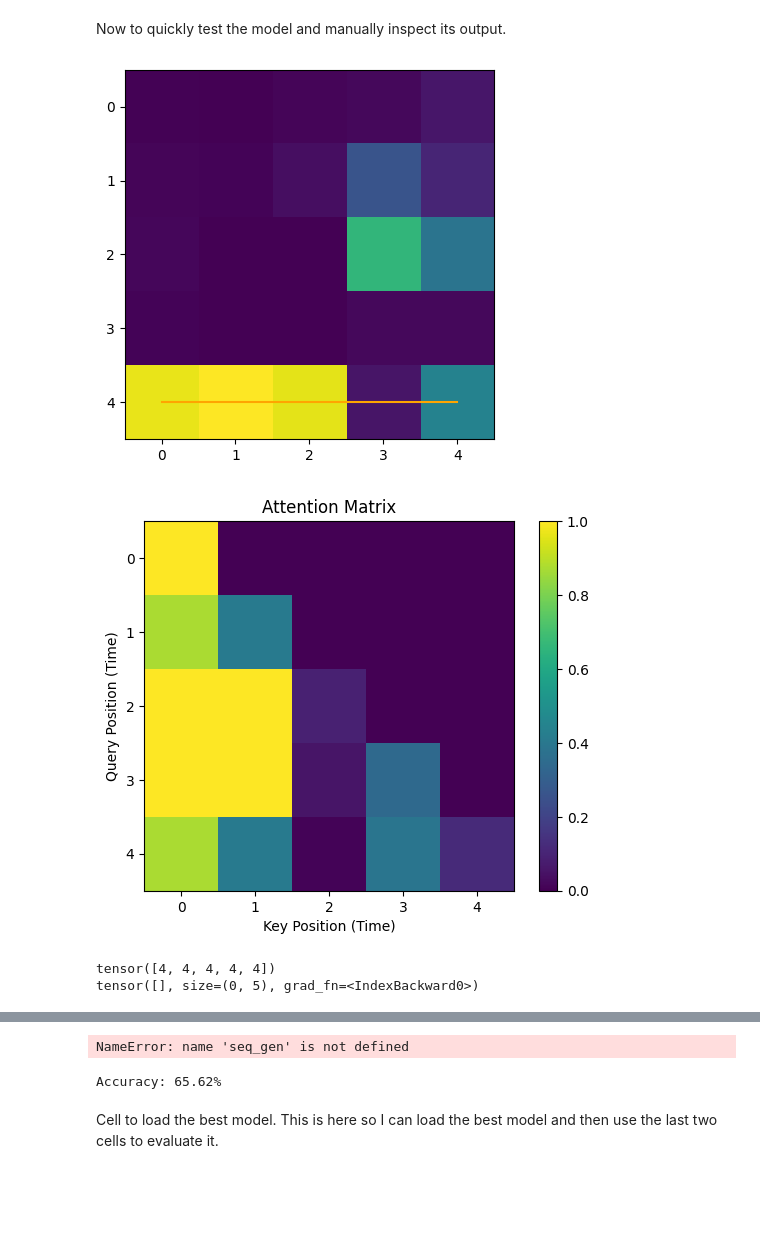
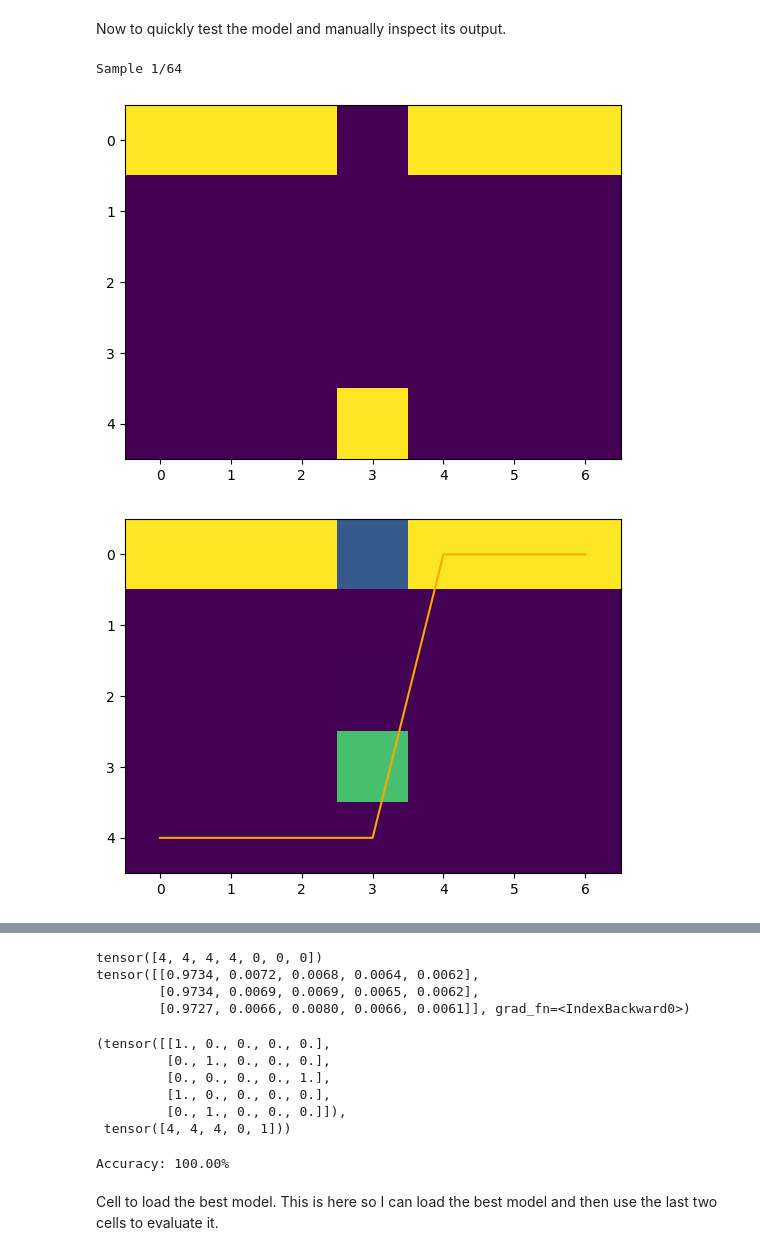
Before and after one commit to IanPTan/MoPeA, a Jupyter notebook: src/rote_test.ipynb, the cells around one changed output, grey strips where cells are left out. Saved outputs shown, nothing was run; the diff lists cells and outputs as text; code cells hidden in the pictures; blank space fills up the shorter version.

```diff
--- a/src/rote_test.ipynb
+++ b/src/rote_test.ipynb
@@ -108,26 +77,26 @@ tensor([[4, 4, 4, 4, 4, 3, 3, 3, 3]])
 Make a training dataloader. Don't bother splitting dataset because if the model has nonfunctioning memory then it can't even overfit to begin with. Four directions and wait time in range(9). Also make the model, just 1 block, and make the criterion and optimizer.
 # %%
 DIRECTIONS = 4
-SEQ_LEN = 2
+SEQ_LEN = 3
 
 
 
 #dataset = ODRDataset(DIRECTIONS, 10, 20)
 dataset = RoteDataset(DIRECTIONS, SEQ_LEN)
 dataloader = DataLoader(dataset, batch_size=1, shuffle=True)
-model = mm.MoPeAModel(DIRECTIONS + 1, DIRECTIONS * 4, DIRECTIONS + 1, DIRECTIONS, depth=1)
+model = mm.MoPeAModel(DIRECTIONS + 1, DIRECTIONS * SEQ_LEN * 2, DIRECTIONS + 1, DIRECTIONS, depth=1)
 
 raw_criterion = nn.CrossEntropyLoss(reduction="none")
 def criterion(outputs, labels):
     blank_label = labels.max()
-    #mask = (labels != blank_label) + 1e-3
+    mask = (labels != blank_label) + 1e-3
 
     outputs = outputs.view(-1, outputs.shape[-1])
     labels = labels.view(-1)
-    #mask = mask.view(-1)
+    mask = mask.view(-1)
     raw_loss = raw_criterion(outputs, labels)
-    #loss = pt.sum(raw_loss * mask) / pt.sum(mask)
-    loss = raw_loss.mean()
+    loss = pt.sum(raw_loss * mask) / pt.sum(mask)
+    #loss = raw_loss.mean()
 
     return loss
 
@@ -209,8 +178,11 @@ Now to quickly test the model and manually inspect its output.
 # %%
 EXAMPLE_INDEX = -1
 # %%
+#EXAMPLE_INDEX = 38
 EXAMPLE_INDEX += 1
-#EXAMPLE_INDEX = 38
+if EXAMPLE_INDEX >= len(dataset):
+    EXAMPLE_INDEX = 0
+print(f"Sample {EXAMPLE_INDEX + 1}/{len(dataset)}")
 
 x, labels = dataset[EXAMPLE_INDEX]
 x = x.unsqueeze(0)
@@ -224,36 +196,35 @@ k_sample = k[0].detach()[0]
 q_mag = pt.norm(q_sample, dim=-1, keepdim=True)
 k_mag = pt.norm(k_sample, dim=-1, keepdim=True)
 q_normalized = q_sample / (q_mag + 1e-8)
 k_normalized = k_sample / (k_mag + 1e-8)
 d_k = q_sample.shape[-1]
 
 #scores = pt.matmul(q_sample, k_sample..T) / (d_k ** 0.5)
 scores = pt.matmul(q_normalized, k_normalized.T).abs()
 mask = pt.tril(pt.ones_like(scores))
 #scores = scores.masked_fill(mask == 0, float('-inf'))
 scores = scores.masked_fill(mask == 0, 0)
 #att_matrix = pt.softmax(scores, dim=-1)
 att_matrix = scores / scores.sum(dim=-1)
 #att_matrix = scores
 
-#plt.imshow(x[0].T)
-#plt.show()
+plt.imshow(x[0].T)
+plt.show()
 
 plt.imshow(y[0].detach().T)
 plt.plot(labels[0], color="orange")
 plt.show()
 
 plt.imshow(att_matrix, vmin=0, vmax=1)
 plt.colorbar()
 plt.title("Attention Matrix")
 plt.xlabel("Key Position (Time)")
 plt.ylabel("Query Position (Time)")
 plt.show()
 
 print(labels[0])
 print(y[0][labels[0]!=labels.max()])
 # %% [output]
+Sample 1/64
-[figure, old version]
+[figure, new version]
-[figure, old version]
+[figure, new version]
-tensor([4, 4, 4, 4, 4])
-tensor([], size=(0, 5), grad_fn=<IndexBackward0>)
@@ -260,8 +232,17 @@ tensor([], size=(0, 5), grad_fn=<IndexBackward0>)
+tensor([4, 4, 4, 4, 0, 0, 0])
+tensor([[0.9734, 0.0072, 0.0068, 0.0064, 0.0062],
+        [0.9734, 0.0069, 0.0069, 0.0065, 0.0062],
+        [0.9727, 0.0066, 0.0080, 0.0066, 0.0061]], grad_fn=<IndexBackward0>)
 # %%
 dataset[0][1]
-gen_seq(2, 2, 0)
+gen_seq(4, 2, 1)
 # %% [output]
-NameError: name 'seq_gen' is not defined
+(tensor([[1., 0., 0., 0., 0.],
+         [0., 1., 0., 0., 0.],
+         [0., 0., 0., 0., 1.],
+         [1., 0., 0., 0., 0.],
+         [0., 1., 0., 0., 0.]]),
+ tensor([4, 4, 4, 0, 1]))
 # %%
 num_correct = 0
 for sample_id in range(len(dataset)):
@@ -273,10 +254,10 @@ for sample_id in range(len(dataset)):
     y, _, _, _, _, _, _, _ = model(x)
     resp_len = int(len(y[0]) / 2)
 
-    num_correct += int((y[0].detach().argmax(dim=-1)[resp_len:] == labels[0][resp_len:]).sum())
+    num_correct += int((y[0].detach().argmax(dim=-1)[-resp_len:] == labels[0][-resp_len:]).sum())
 print(f"Accuracy: {num_correct / len(dataset) / resp_len * 100:.2f}%")
 # %% [output]
-Accuracy: 65.62%
+Accuracy: 100.00%
 # %% [markdown]
 Cell to load the best model. This is here so I can load the best model and then use the last two cells to evaluate it.
 # %%
```
Also changed, not shown: parts of 5 cells of this notebook, 4 other files.
